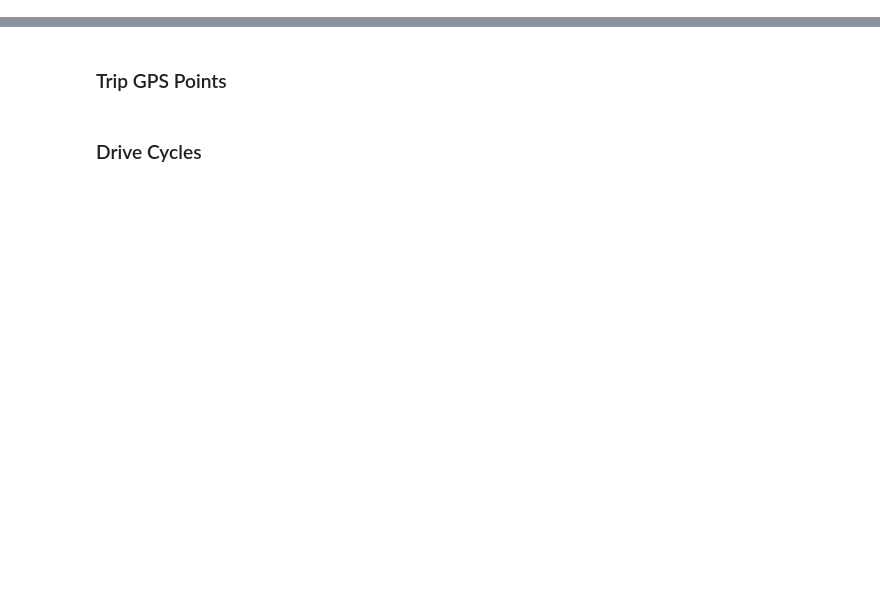
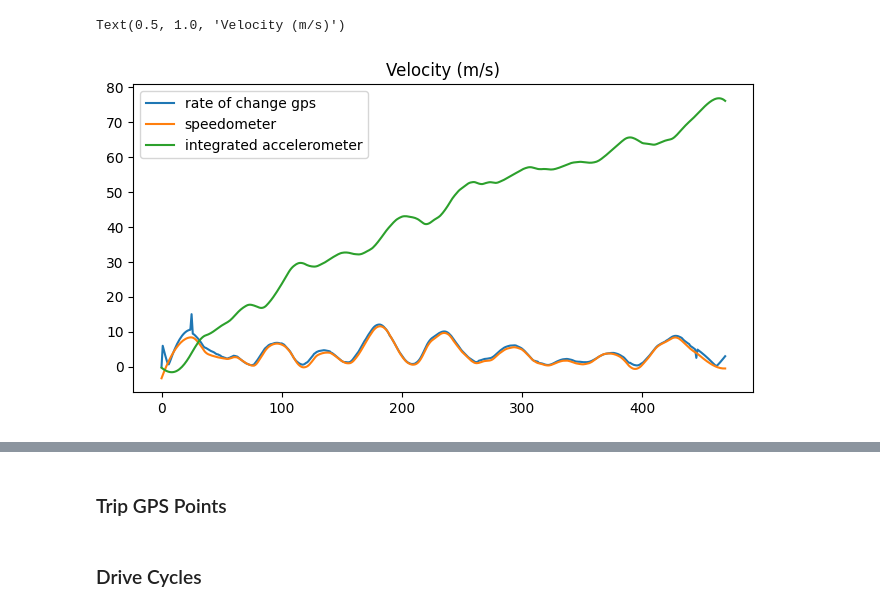
Before and after one commit to zackAemmer/open_bus_tools, a Jupyter notebook: notebooks/create_drive_cycle.ipynb, the cells around one changed output, grey strips where cells are left out. Drawn from its saved outputs; the diff is of its cells as text; code cells hidden in the pictures; blank space fills up the shorter version.

```diff
--- a/notebooks/create_drive_cycle.ipynb
+++ b/notebooks/create_drive_cycle.ipynb
@@ -42,0 +81,10 @@ cycle_df.head()
+# %%
+fig, axes = plt.subplots(1,1,figsize=(8,4))
+phone_traj.gdf['calc_dist_m'].plot(ax=axes)
+phone_traj.gdf['measured_speed_m_s'].plot(ax=axes)
+phone_traj.gdf['measured_accel_m_s2'].cumsum().plot(ax=axes)
+axes.legend(['rate of change gps','speedometer','integrated accelerometer'])
+axes.set_title("Velocity (m/s)")
+# %% [output]
+Text(0.5, 1.0, 'Velocity (m/s)')
+[figure, added]
```
Also changed, not shown: parts of 7 cells of this notebook, 9 other files.
